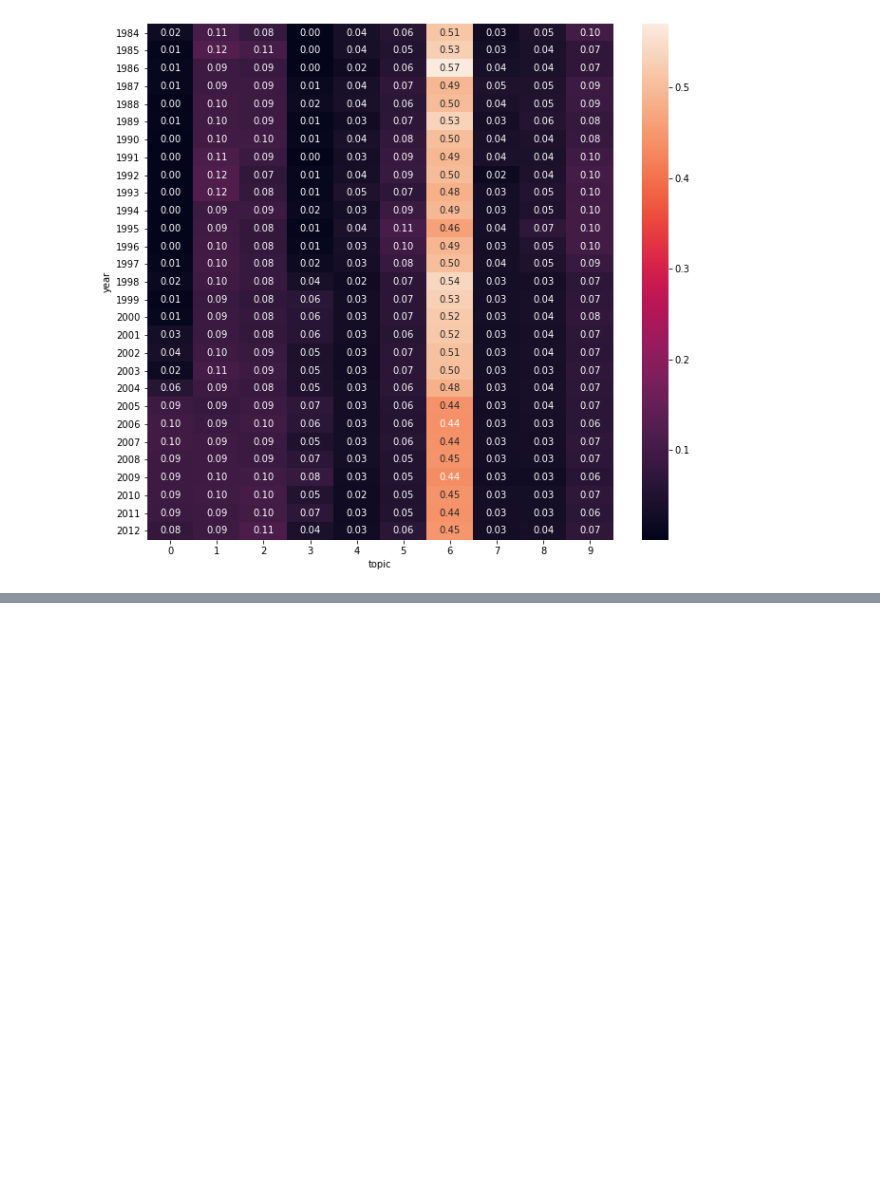
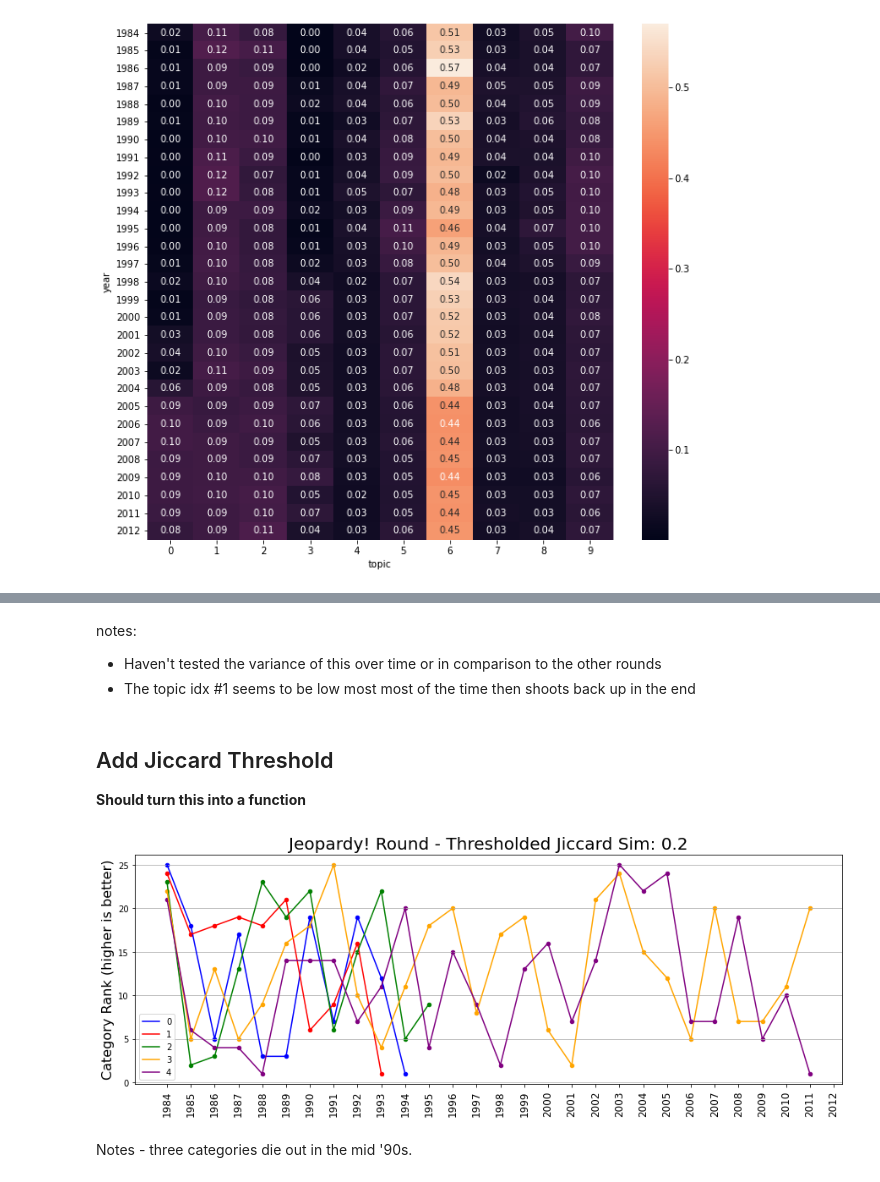
Before and after one commit to krisrjohnson/Jeopardy_topic_modeling, a Jupyter notebook: Topics over Time.ipynb, the cells around one changed output, grey strips where cells are left out. Cells and saved outputs as stored; diff of their text form; code cells hidden in the pictures; blank space fills up the shorter version.

```diff
--- a/Topics over Time.ipynb
+++ b/Topics over Time.ipynb
@@ -156,0 +448,49 @@ sorted_term_relevancy = np.argsort(-H, axis=1)
+# %% [markdown]
+notes:<br>
+- Haven't tested the variance of this over time or in comparison to the other rounds
+- The topic idx #1 seems to be low most most of the time then shoots back up in the end
+# %% [markdown]
+## Add Jiccard Threshold
+__Should turn this into a function__
+# %%
+'''
+scores is shape (year, current_year_topic_idx, jiccard_scores)
+Grabbing the argmax for each row - row idx represent topic importance so row0 in year0 is 1984's most impt topic
+then zero'ing that index in possible future candidates for this year
+'''
+threshold = .2
+yr_scores = []
+
+for yr_idx, yr_values in enumerate(scores):
+    yr_scores.append({})
+    chosen = []
+    for i, topic in enumerate(yr_values):  # row
+        # print(topic)
+        topic[chosen] = 0
+        if np.max(topic) > threshold:  # only take normalized Jiccard score > threshold
+            chosen.append(np.argmax(topic))
+            yr_scores[-1][i] = chosen[-1]
+            # print(topic)  # check zeroing works right
+        else:
+            yr_scores[-1][i] = np.nan
+# %%
+colors = ['blue', 'red', 'green', 'orange', 'purple']
+
+fig, ax = plt.subplots(figsize=(15,5))
+
+for i in range(top_topics):
+    pts, x = gen_points2(yr_scores, i)
+    plt.plot(x, pts, '-', color=colors[i], label=i)#, alpha=alphas)
+    plt.scatter(x, pts, color=colors[i], s=20)
+
+plt.grid(axis='y')
+plt.ylabel('Category Rank (higher is better)', fontsize=16)
+plt.xticks(ticks=range(yr_cts), labels=[1984+_ for _ in range(yr_cts)], rotation=90, fontsize=12)
+plt.title(f'Jeopardy! Round - Thresholded Jiccard Sim: {threshold}', fontsize=20)
+plt.legend()
+plt.show()
+# plt.savefig('jprdy_rd_cats_over_time.png')
+# %% [output]
+[figure, added]
+# %% [markdown]
+Notes - three categories die out in the mid '90s.
```
Also changed, not shown: parts of 60 cells of this notebook.
